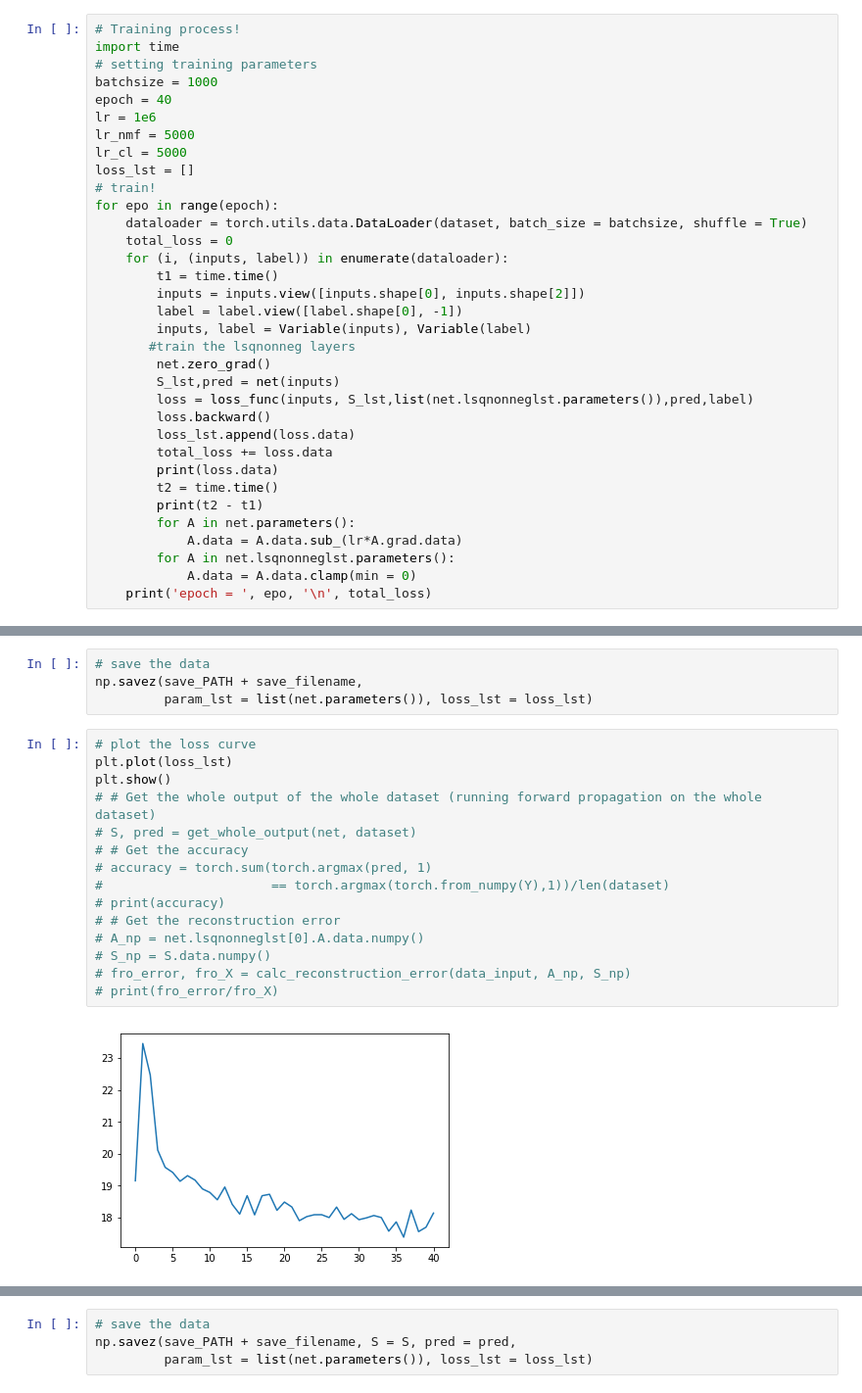
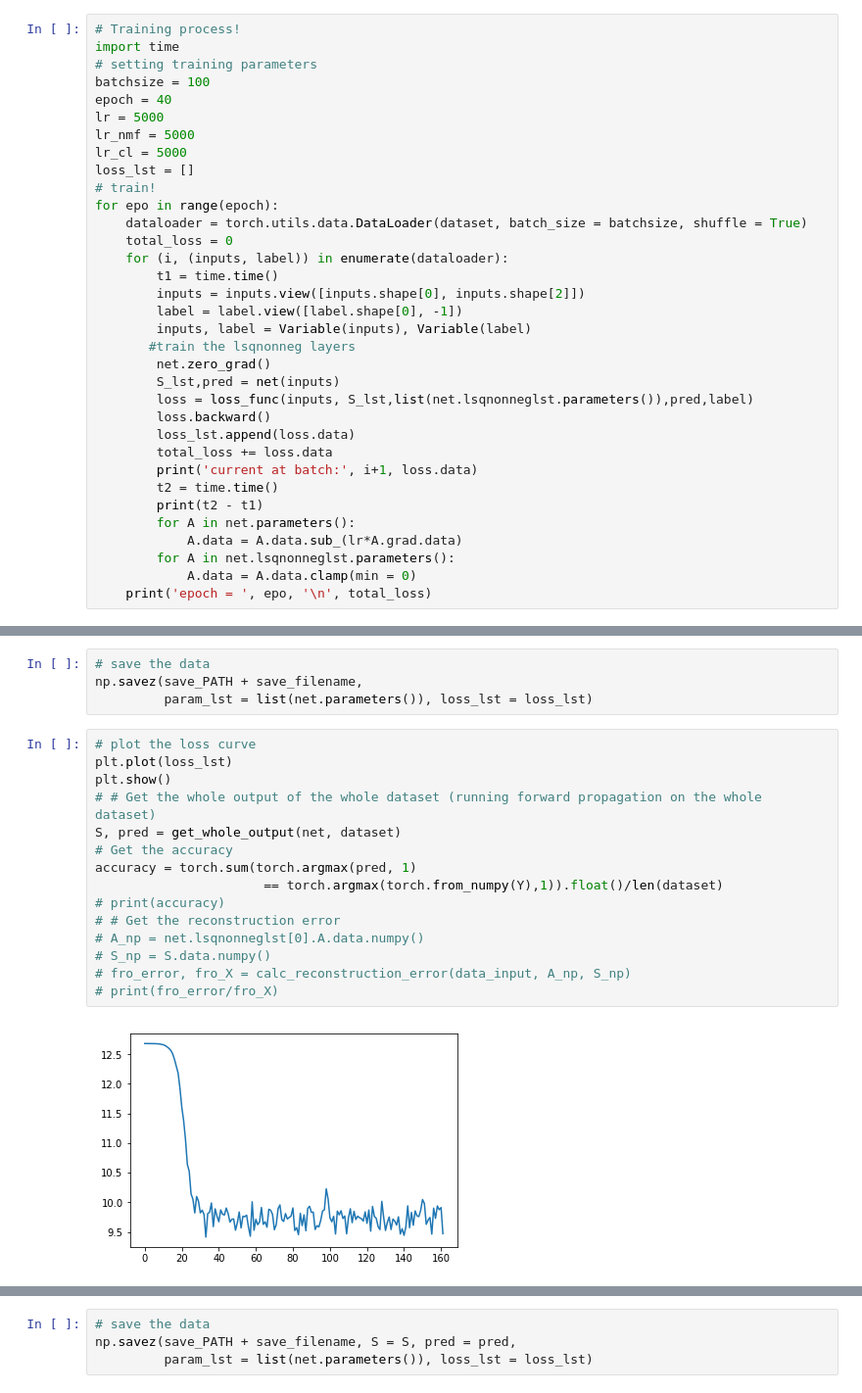
Before and after one commit to DianYu420376/Full-Backprop-Test-on-20-News-1, a Jupyter notebook: supervised.ipynb, the cells around one changed output, grey strips where cells are left out. Shown at 98% size. Drawn from its saved outputs; the diff is of its cells as text.

```diff
--- a/supervised.ipynb
+++ b/supervised.ipynb
@@ -42,9 +123,9 @@ net.linear.weight.data = torch.randn(net.linear.weight.data.shape).double()
 # Training process!
 import time
 # setting training parameters
-batchsize = 1000
+batchsize = 100
 epoch = 40
-lr = 1e6
+lr = 5000
 lr_nmf = 5000
 lr_cl = 5000
 loss_lst = []
@@ -64,7 +145,7 @@ for epo in range(epoch):
         loss.backward()
         loss_lst.append(loss.data)
         total_loss += loss.data
-        print(loss.data)
+        print('current at batch:', i+1, loss.data)
         t2 = time.time()
         print(t2 - t1)
         for A in net.parameters():
@@ -163,17 +179,17 @@ np.savez(save_PATH + save_filename,
 # %%
 # plot the loss curve
 plt.plot(loss_lst)
 plt.show()
 # # Get the whole output of the whole dataset (running forward propagation on the whole dataset)
-# S, pred = get_whole_output(net, dataset)
-# # Get the accuracy
-# accuracy = torch.sum(torch.argmax(pred, 1)
-#                      == torch.argmax(torch.from_numpy(Y),1))/len(dataset)
+S, pred = get_whole_output(net, dataset)
+# Get the accuracy
+accuracy = torch.sum(torch.argmax(pred, 1)
+                      == torch.argmax(torch.from_numpy(Y),1)).float()/len(dataset)
 # print(accuracy)
 # # Get the reconstruction error
 # A_np = net.lsqnonneglst[0].A.data.numpy()
 # S_np = S.data.numpy()
 # fro_error, fro_X = calc_reconstruction_error(data_input, A_np, S_np)
 # print(fro_error/fro_X)
 # %% [output]
-[figure, old version]
+[figure, new version]
```
Also changed, not shown: parts of 7 cells of this notebook, 10 other files.
